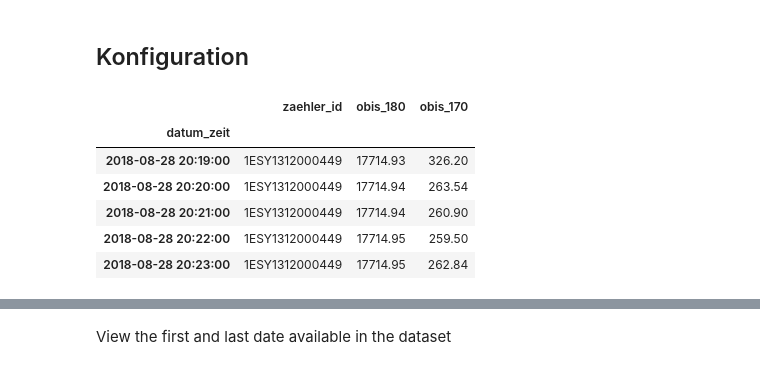
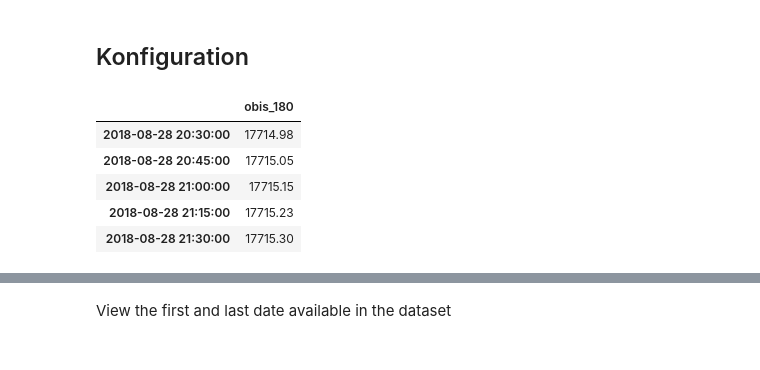
Before and after one commit to rijun/electric-load-viewer, a Jupyter notebook: notebooks/load_profile.ipynb, the cells around one changed output, grey strips where cells are left out. Drawn from its saved outputs; the diff is of its cells as text; code cells hidden in the pictures.

```diff
--- a/notebooks/load_profile.ipynb
+++ b/notebooks/load_profile.ipynb
@@ -13,15 +14,21 @@ from mpl_toolkits.mplot3d import Axes3D
 %matplotlib inline
 %config InlineBackend.figure_formats = ['svg']
 plt.rcParams['figure.figsize'] = (10, 5)
-# %%
-df = pd.read_csv('meter_data.csv', parse_dates=['datum_zeit']).dropna(axis=1)
-df = df.set_index('datum_zeit')
-df.head()
-# %% [output]
-|  | zaehler_id | obis_180 | obis_170 |
-| datum_zeit |  |  |  |
-| 2018-08-28 20:19:00 | 1ESY1312000449 | 17714.93 | 326.20 |
-| 2018-08-28 20:20:00 | 1ESY1312000449 | 17714.94 | 263.54 |
-| 2018-08-28 20:21:00 | 1ESY1312000449 | 17714.94 | 260.90 |
-| 2018-08-28 20:22:00 | 1ESY1312000449 | 17714.95 | 259.50 |
-| 2018-08-28 20:23:00 | 1ESY1312000449 | 17714.95 | 262.84 |
+# %%
+# df = pd.read_csv('meter_data.csv', parse_dates=['datum_zeit']).dropna(axis=1)
+con = sqlite3.connect("../itp.db")
+df = pd.read_sql_query("SELECT datum_zeit, obis_180 FROM zaehlwerte WHERE strftime('%M', datum_zeit) % 15 = 0 "
+                               "AND zaehler_id = (?);", con, params=['1ESY1312000449'], parse_dates='datum_zeit')
+con.close()
+df = df.set_index('datum_zeit')
+df = df.loc[~df.index.duplicated(keep='first')]
+idx = pd.date_range(df.index.min(), df.index.max(), freq='15T')
+df = df.reindex(idx)
+df.head()
+# %% [output]
+|  | obis_180 |
+| 2018-08-28 20:30:00 | 17714.98 |
+| 2018-08-28 20:45:00 | 17715.05 |
+| 2018-08-28 21:00:00 | 17715.15 |
+| 2018-08-28 21:15:00 | 17715.23 |
+| 2018-08-28 21:30:00 | 17715.30 |
```
Also changed, not shown: parts of 4 cells of this notebook, 2 other files.
